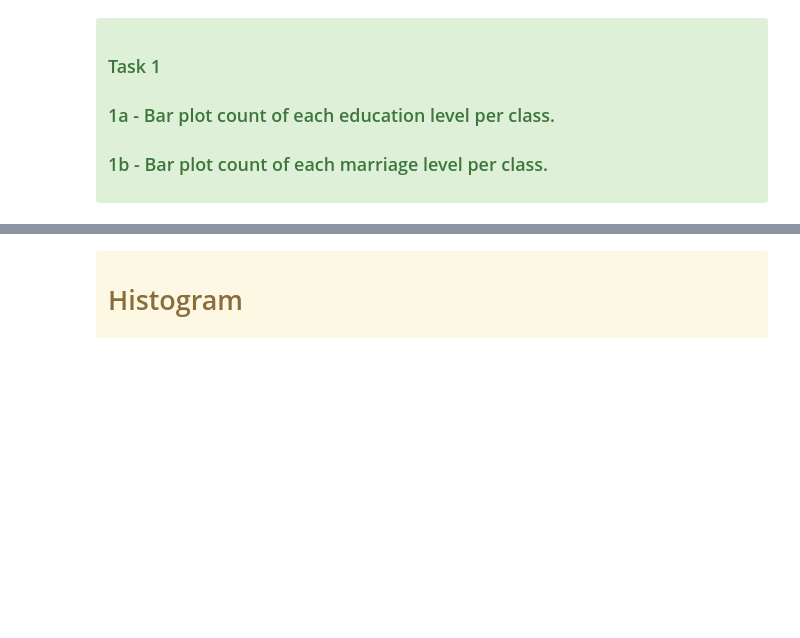
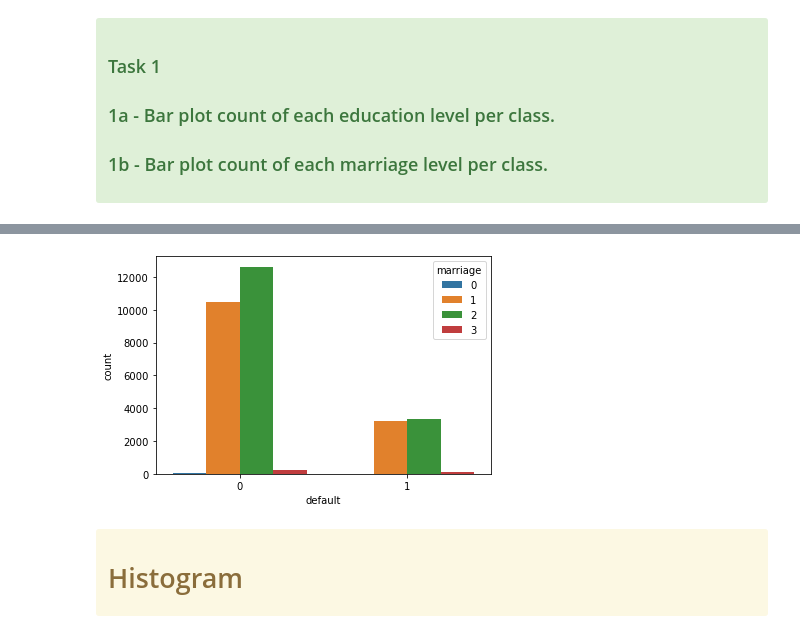
Before and after one commit to FredrikM97/data_mining, a Jupyter notebook: Labs/Lab1/lab0_data_exploration(4).ipynb, the cells around one changed output, grey strips where cells are left out. Cells and saved outputs as stored; diff of their text form; code cells hidden in the pictures; blank space fills up the shorter version.

```diff
--- a/Labs/Lab1/lab0_data_exploration(4).ipynb
+++ b/Labs/Lab1/lab0_data_exploration(4).ipynb
@@ -138,3 +141,7 @@ ax = sns.countplot(x='sex',hue='education',data=data)
+# %%
+ax = sns.countplot(x='default', hue='marriage',data=data)
+# %% [output]
+[figure, added]
 # %% [markdown]
 <div class='alert alert-block alert-warning' style='font-size:150%'>
 
```
Also changed, not shown: parts of 15 cells of this notebook.
